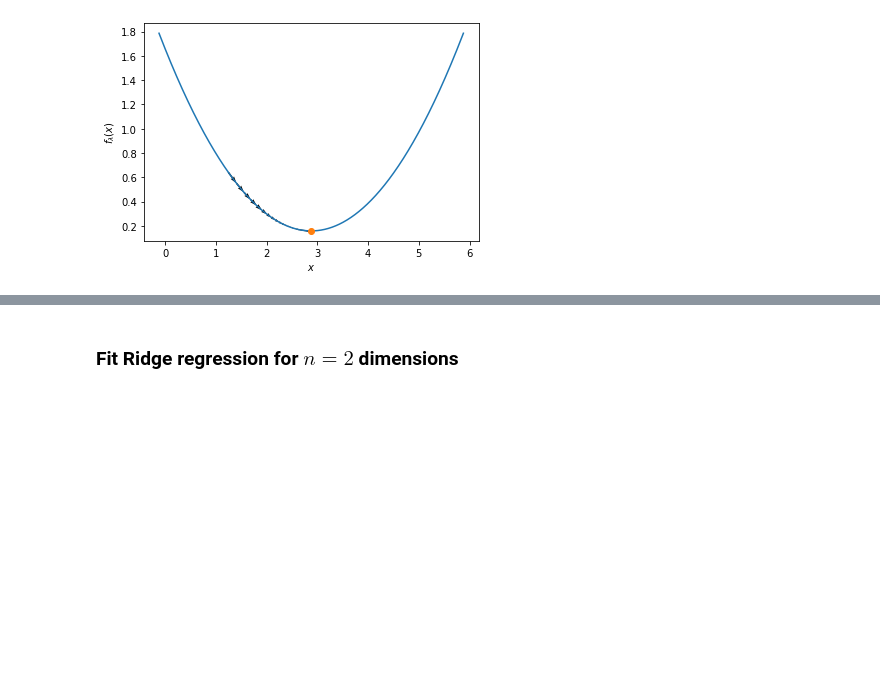
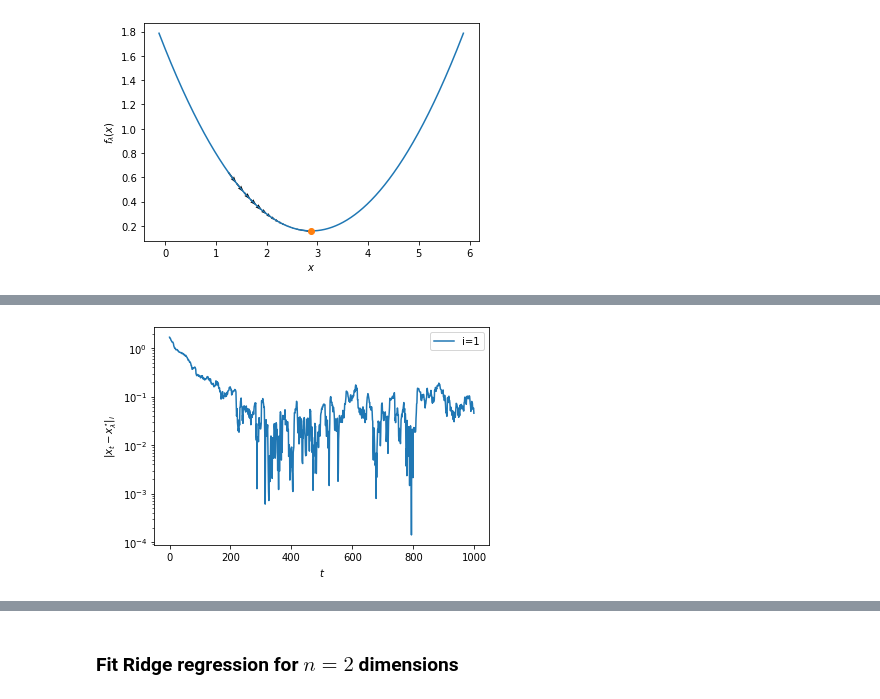
Before and after one commit to RobvanGastel/optimization-ml, a Jupyter notebook: Gradient_descent_convergence.ipynb, the cells around one changed output, grey strips where cells are left out. Drawn from its saved outputs; the diff is of its cells as text; code cells hidden in the pictures; blank space fills up the shorter version.

```diff
--- a/Gradient_descent_convergence.ipynb
+++ b/Gradient_descent_convergence.ipynb
@@ -216,0 +265,18 @@ plot_x_trajectory_1d(f_1, x_history_1, x_rr_1)
+# %%
+def plot_convergence_x(A, x_history, x_star, time_avg=False):
+    if time_avg:
+        x_history = time_average(x_history)
+
+    x_history = x_history.T  # now it's a (N x T) matrix where each column is an x_t
+
+    plt.xlabel("$t$")
+    plt.ylabel("$|x_{t} - x_{\lambda}^{\star}|_{i}$")
+    plt.yscale("log")
+    for i in range(A.shape[1]):
+        dist_xi = np.abs(x_history[i] - x_star[i])
+        plt.plot(dist_xi, label="i=%s" % (i + 1))
+    plt.legend()
+
+plot_convergence_x(A_1, x_history_sgd, x_rr_1)
+# %% [output]
+[figure, added]
```
Also changed, not shown: parts of 17 cells of this notebook, 1 other file.
